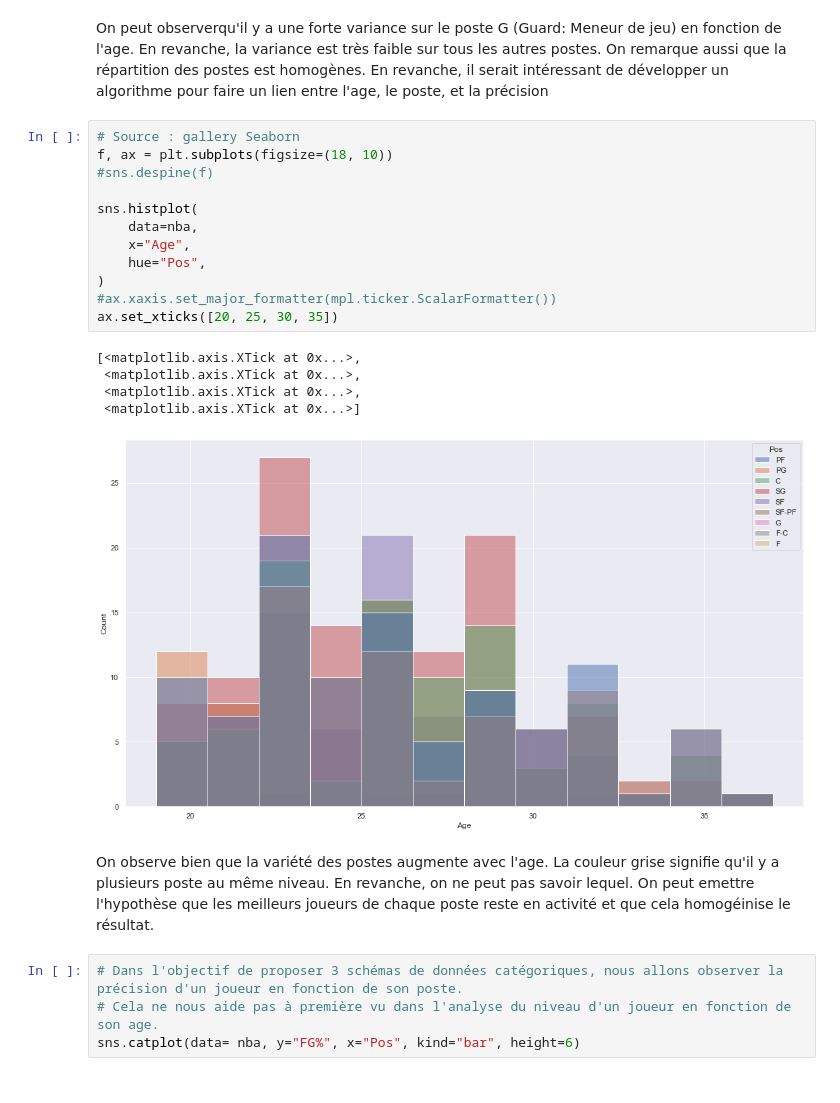
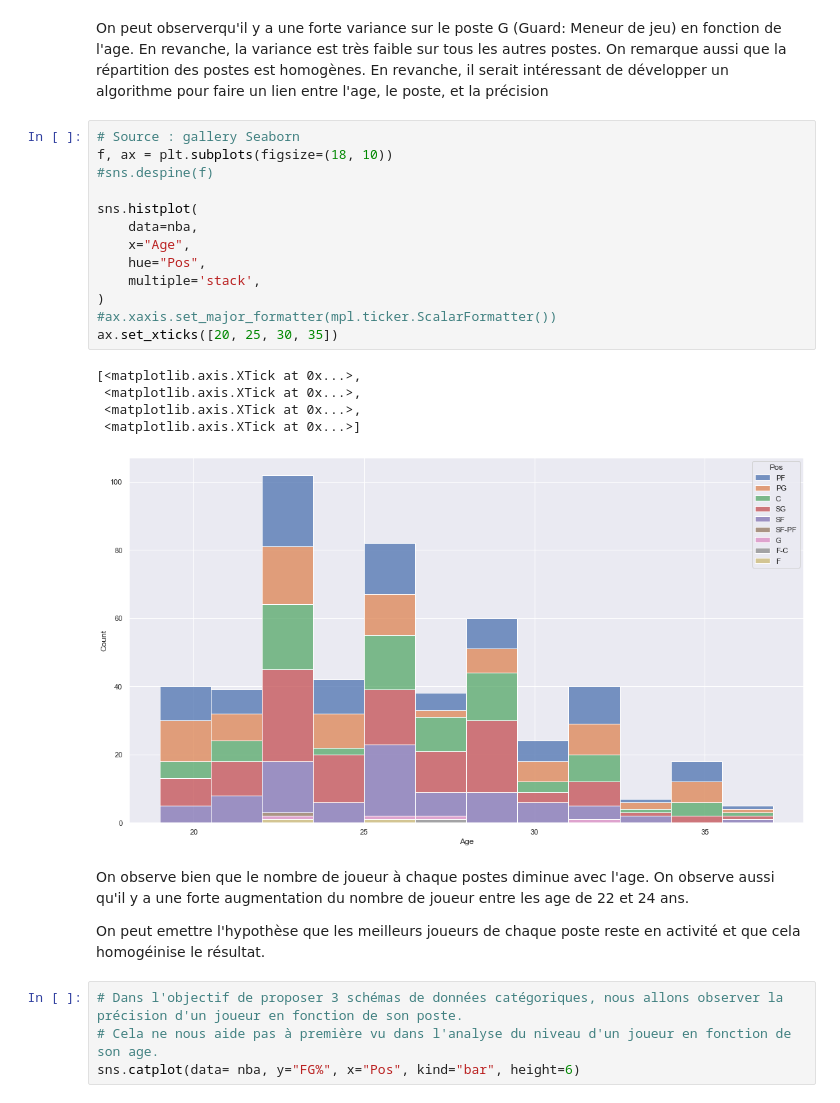
Before and after one commit to Gizmologie/python_ML, a Jupyter notebook: projet/nba_impact.ipynb, the cells around one changed output. Cells and saved outputs as stored; diff of their text form.

```diff
--- a/projet/nba_impact.ipynb
+++ b/projet/nba_impact.ipynb
@@ -266,23 +266,26 @@ En revanche, il serait intéressant de développer un algorithme pour faire un l
 # %%
 # Source : gallery Seaborn
 f, ax = plt.subplots(figsize=(18, 10))
 #sns.despine(f)
 
 sns.histplot(
     data=nba,
     x="Age",
     hue="Pos",
+    multiple='stack',
 )
 #ax.xaxis.set_major_formatter(mpl.ticker.ScalarFormatter())
 ax.set_xticks([20, 25, 30, 35])
 # %% [output]
 [<matplotlib.axis.XTick at 0x...>,
  <matplotlib.axis.XTick at 0x...>,
  <matplotlib.axis.XTick at 0x...>,
  <matplotlib.axis.XTick at 0x...>]
-[figure, old version]
+[figure, new version]
 # %% [markdown]
-On observe bien que la variété des postes augmente avec l'age. La couleur grise signifie qu'il y a plusieurs poste au même niveau. En revanche, on ne peut pas savoir lequel. On peut emettre l'hypothèse que les meilleurs joueurs de chaque poste reste en activité et que cela homogéinise le résultat.
+On observe bien que le nombre de joueur à chaque postes diminue avec l'age. On observe aussi qu'il y a une forte augmentation du nombre de joueur entre les age de 22 et 24 ans.
+
+On peut emettre l'hypothèse que les meilleurs joueurs de chaque poste reste en activité et que cela homogéinise le résultat.
 # %%
 # Dans l'objectif de proposer 3 schémas de données catégoriques, nous allons observer la précision d'un joueur en fonction de son poste.
 # Cela ne nous aide pas à première vu dans l'analyse du niveau d'un joueur en fonction de son age.
```
